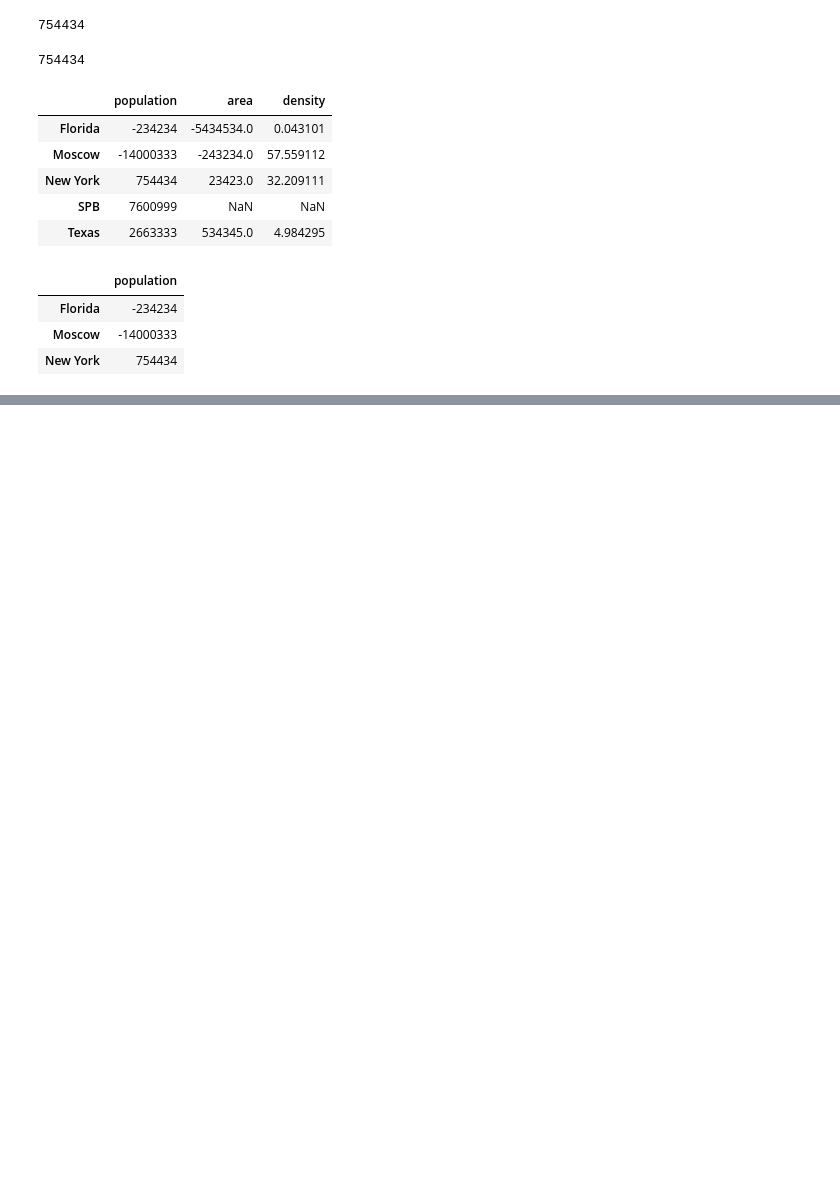
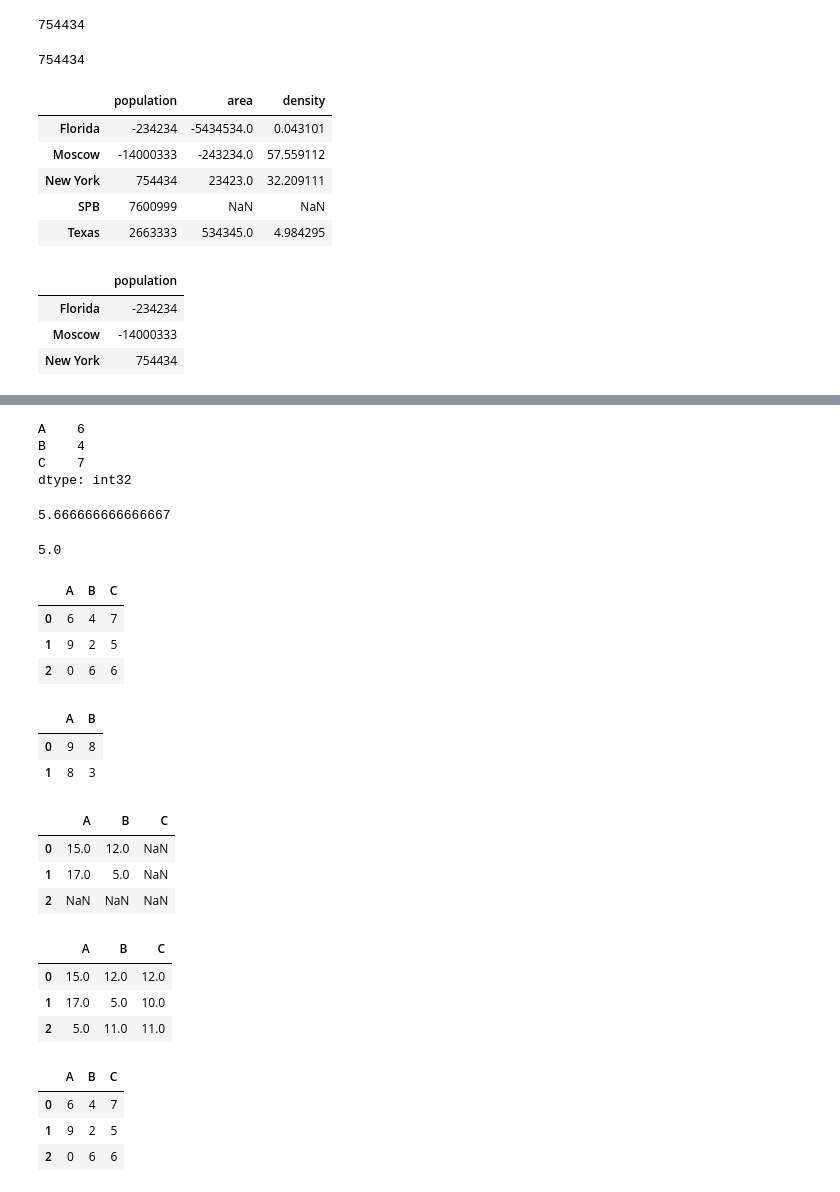
Before and after one commit to dmitry10x/ml_book, a Jupyter notebook: pandas/Untitled.ipynb, the cells around one changed output, grey strips where cells are left out. Cells and saved outputs as stored; diff of their text form; code cells hidden in the pictures; blank space fills up the shorter version.

```diff
--- a/pandas/Untitled.ipynb
+++ b/pandas/Untitled.ipynb
@@ -318,0 +342,52 @@ df.loc[df.population < 1000000, ['population']]
+# %%
+M.stack()[0]
+# %% [output]
+A    6
+B    4
+C    7
+dtype: int32
+# %%
+M.stack()[0].mean()
+# %% [output]
+5.666666666666667
+# %%
+M.stack().mean()
+# %% [output]
+5.0
+# %%
+M
+# %% [output]
+|  | A | B | C |
+| 0 | 6 | 4 | 7 |
+| 1 | 9 | 2 | 5 |
+| 2 | 0 | 6 | 6 |
+# %%
+B = pd.DataFrame(np.random.randint(0,10,(2,2)), columns=list('AB'))
+B
+# %% [output]
+|  | A | B |
+| 0 | 9 | 8 |
+| 1 | 8 | 3 |
+# %%
+M + B
+# %% [output]
+|  | A | B | C |
+| 0 | 15.0 | 12.0 | NaN |
+| 1 | 17.0 | 5.0 | NaN |
+| 2 | NaN | NaN | NaN |
+# %%
+fill = M.stack().mean() #создаем заливку для NaN
+
+M.add(B, fill_value=fill) #заливаем
+# %% [output]
+|  | A | B | C |
+| 0 | 15.0 | 12.0 | 12.0 |
+| 1 | 17.0 | 5.0 | 10.0 |
+| 2 | 5.0 | 11.0 | 11.0 |
+# %%
+M
+# %% [output]
+|  | A | B | C |
+| 0 | 6 | 4 | 7 |
+| 1 | 9 | 2 | 5 |
+| 2 | 0 | 6 | 6 |
```
Also changed, not shown: parts of 32 cells of this notebook.
